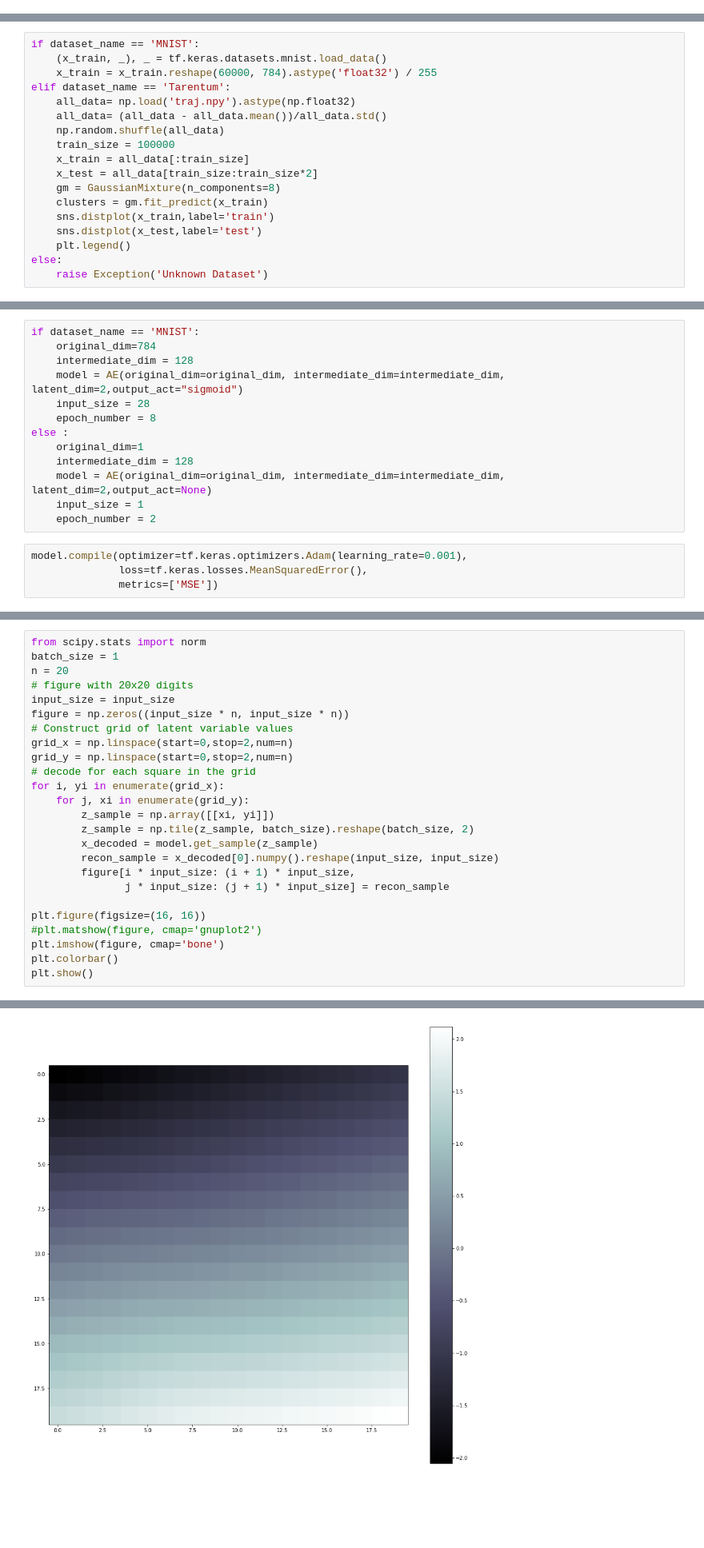
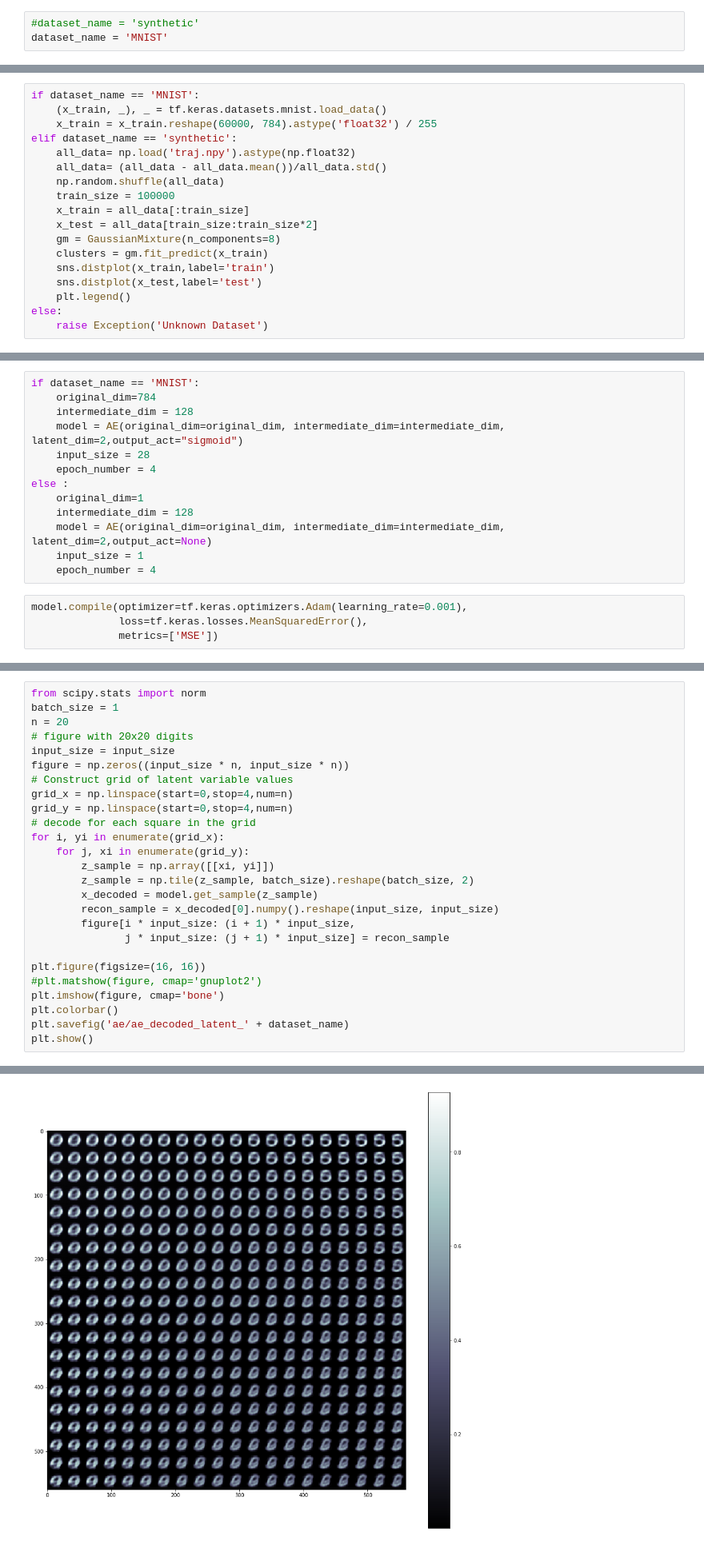
Before and after one commit to alpteko/GaussianMixtureModel-VariatonalAutoencoder, a Jupyter notebook: AutoEncoder.ipynb, the cells around one changed output, grey strips where cells are left out. Shown at 80% size. Saved outputs shown, nothing was run; the diff lists cells and outputs as text; blank space fills up the shorter version.

```diff
--- a/AutoEncoder.ipynb
+++ b/AutoEncoder.ipynb
@@ -9,3 +7,6 @@ dataset_name = 'Tarentum'
+# %%
+#dataset_name = 'synthetic'
+dataset_name = 'MNIST'
 # %%
 class AE(tf.keras.Model):
     def __init__(self,original_dim, intermediate_dim,latent_dim,output_act):
@@ -35,7 +36,7 @@ class AE(tf.keras.Model):
 if dataset_name == 'MNIST':
     (x_train, _), _ = tf.keras.datasets.mnist.load_data()
     x_train = x_train.reshape(60000, 784).astype('float32') / 255
-elif dataset_name == 'Tarentum':
+elif dataset_name == 'synthetic':
     all_data= np.load('traj.npy').astype(np.float32)
     all_data= (all_data - all_data.mean())/all_data.std()
     np.random.shuffle(all_data)
@@ -60,13 +59,13 @@ if dataset_name == 'MNIST':
     intermediate_dim = 128
     model = AE(original_dim=original_dim, intermediate_dim=intermediate_dim, latent_dim=2,output_act="sigmoid")
     input_size = 28
-    epoch_number = 8
+    epoch_number = 4
 else :
     original_dim=1
     intermediate_dim = 128
     model = AE(original_dim=original_dim, intermediate_dim=intermediate_dim, latent_dim=2,output_act=None)
     input_size = 1
-    epoch_number = 2
+    epoch_number = 4
 # %%
 model.compile(optimizer=tf.keras.optimizers.Adam(learning_rate=0.001),
               loss=tf.keras.losses.MeanSquaredError(),
@@ -101,8 +105,8 @@ n = 20
 input_size = input_size
 figure = np.zeros((input_size * n, input_size * n))
 # Construct grid of latent variable values
-grid_x = np.linspace(start=0,stop=2,num=n)
-grid_y = np.linspace(start=0,stop=2,num=n)
+grid_x = np.linspace(start=0,stop=4,num=n)
+grid_y = np.linspace(start=0,stop=4,num=n)
 # decode for each square in the grid
 for i, yi in enumerate(grid_x):
     for j, xi in enumerate(grid_y):
@@ -117,5 +121,6 @@ plt.figure(figsize=(16, 16))
 #plt.matshow(figure, cmap='gnuplot2')
 plt.imshow(figure, cmap='bone')
 plt.colorbar()
+plt.savefig('ae/ae_decoded_latent_' + dataset_name)
 plt.show()
 # %% [output]
@@ -122 +132 @@ plt.show()
-[figure, old version]
+[figure, new version]
```
Also changed, not shown: parts of 5 cells of this notebook, 2 other files.
